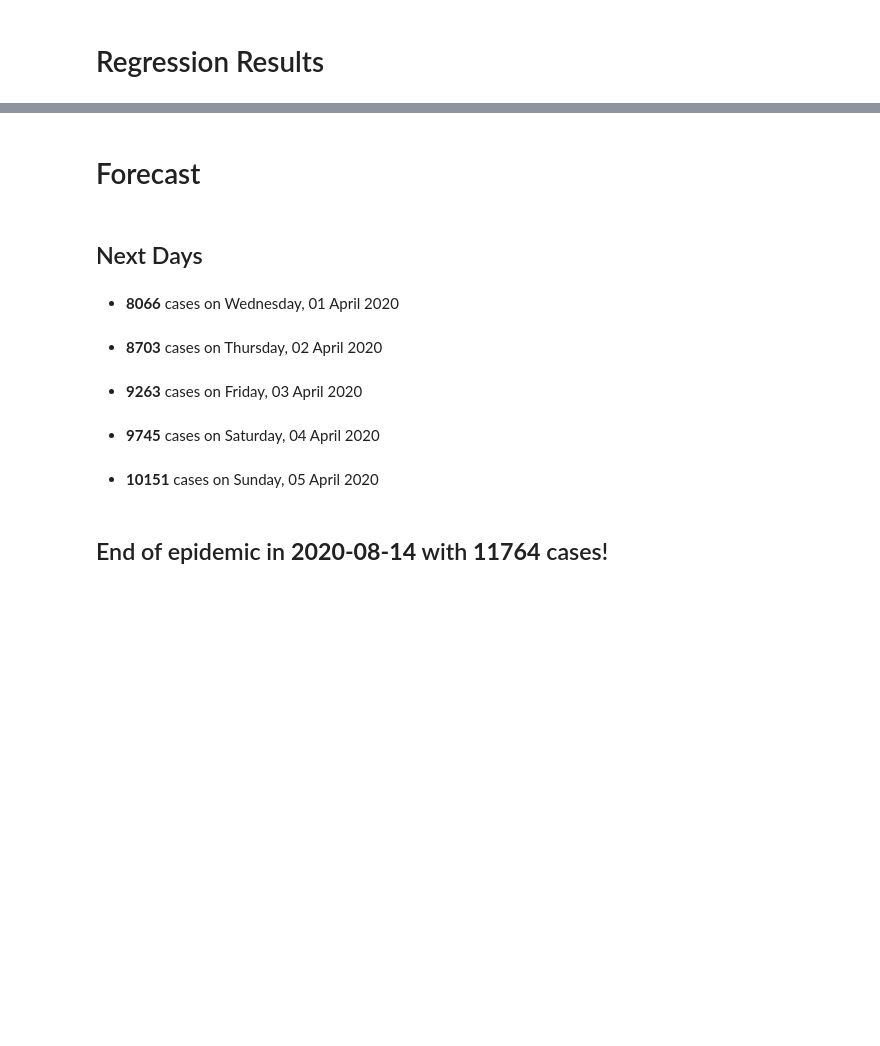
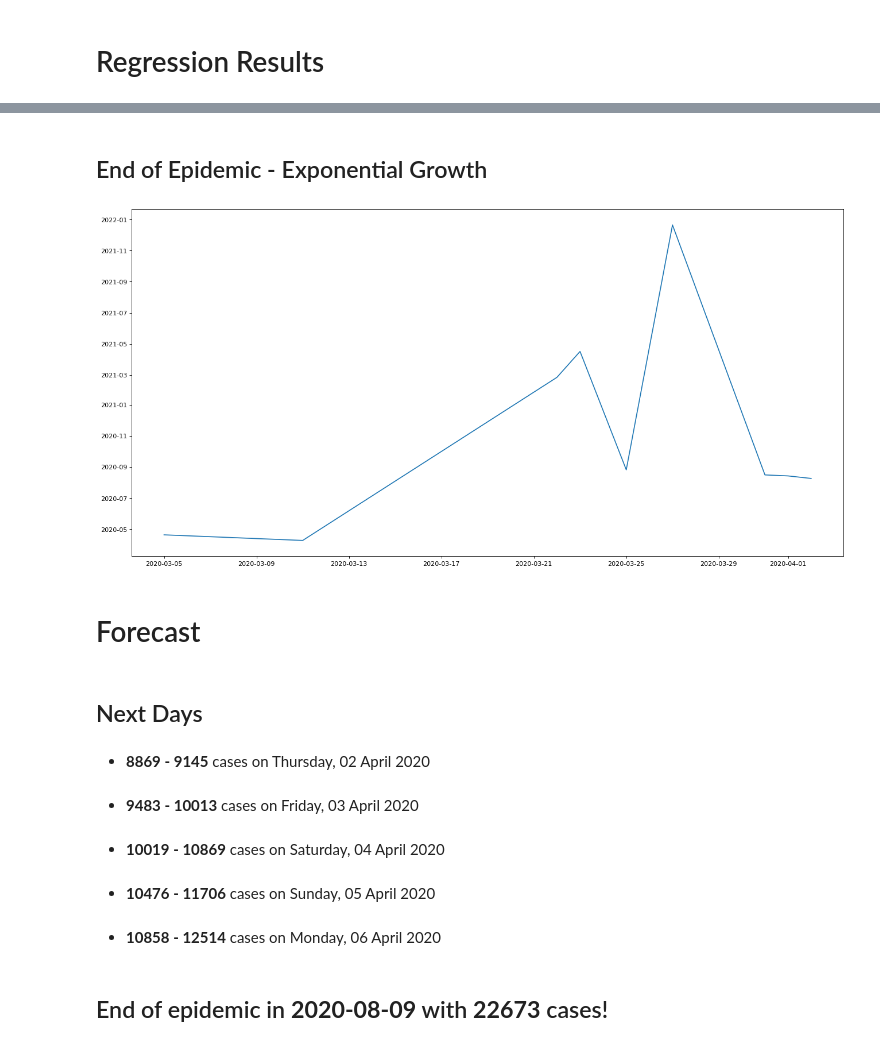
Before and after one commit to lcmonteiro/space-models, a Jupyter notebook: covid_19.ipynb, the cells around one changed output, grey strips where cells are left out. Drawn from its saved outputs; the diff is of its cells as text; code cells hidden in the pictures; blank space fills up the shorter version.

```diff
--- a/covid_19.ipynb
+++ b/covid_19.ipynb
@@ -64,7 +65,7 @@ x_past = range(len(y_past))
 log logistic function
 # %%
 # exponential fit
-exp_model, exp_x, exp_e = model_fit(exponential_model, x_past, y_past)
+exp_model, exp_x, exp_e = model_fit(exponential_model, x_past, y_past, 10)
 # %% [markdown]
 ## Linear Growth Fit
 # %%
@@ -139,3 +140,20 @@ plt.show()
+# %% [markdown]
+## End of Epidemic - Exponential Growth
+# %%
+from IPython.display import Markdown, display
+
+# figure
+plt.figure('end of epidemic', figsize=(20, 10), dpi=80, facecolor='w', edgecolor='k')
+
+# end of epidemic evolution
+plt.plot(
+    list(map(lambda x: start_date + dt.timedelta(days=x), exp_x)),
+    list(map(lambda y: start_date + dt.timedelta(days=y), exp_e )) , label="End of Epidemic Evolution")
+
+# show
+plt.show()
+# %% [output]
+[figure, added]
 # %% [markdown]
 # Forecast
 # %%
@@ -143,18 +161,20 @@ plt.show()
 display(Markdown(f'## Next Days'))
 for x in range(max(x_past) + 1, duration)[:5]:
     date  = start_date + dt.timedelta(days=x)
-    cases = lin_model(x)
-    display(Markdown(f'- **{int(cases)}** cases on {date.strftime("%A, %d %B %Y")}'))
+    cases = ' - '.join([
+        str(int(lin_model(x))),
+        str(int(exp_model(x)))])
+    display(Markdown(f'- **{cases}** cases on {date.strftime("%A, %d %B %Y")}'))
 
 # conclusion
 date  = start_date + dt.timedelta(days=duration)
-cases = lin_model(duration)
+cases = exp_model(duration)
 display(Markdown(f'## End of epidemic in **{date}** with **{int(cases)}** cases!'))
 # %% [output]
 ## Next Days
-- **8066** cases on Wednesday, 01 April 2020
+- **8869 - 9145** cases on Thursday, 02 April 2020
-- **8703** cases on Thursday, 02 April 2020
+- **9483 - 10013** cases on Friday, 03 April 2020
-- **9263** cases on Friday, 03 April 2020
+- **10019 - 10869** cases on Saturday, 04 April 2020
-- **9745** cases on Saturday, 04 April 2020
+- **10476 - 11706** cases on Sunday, 05 April 2020
-- **10151** cases on Sunday, 05 April 2020
+- **10858 - 12514** cases on Monday, 06 April 2020
-## End of epidemic in **2020-08-14** with **11764** cases!
+## End of epidemic in **2020-08-09** with **22673** cases!
```
Also changed, not shown: parts of 6 cells of this notebook.
